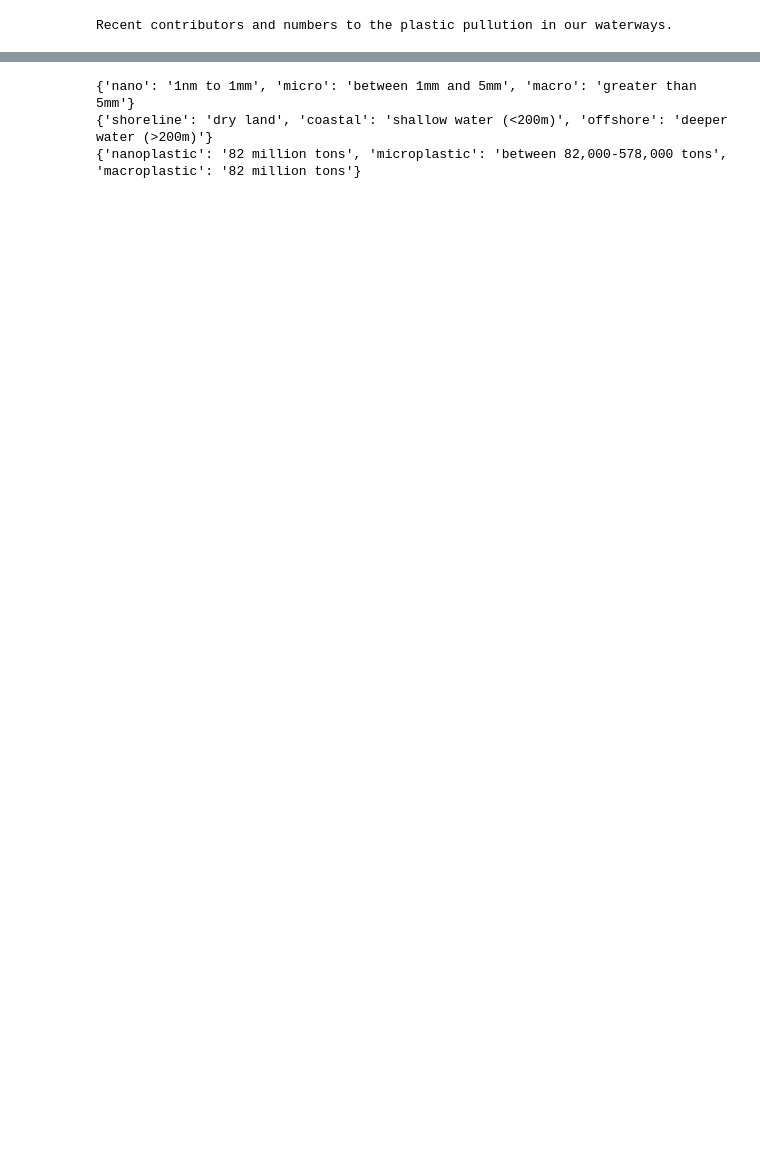
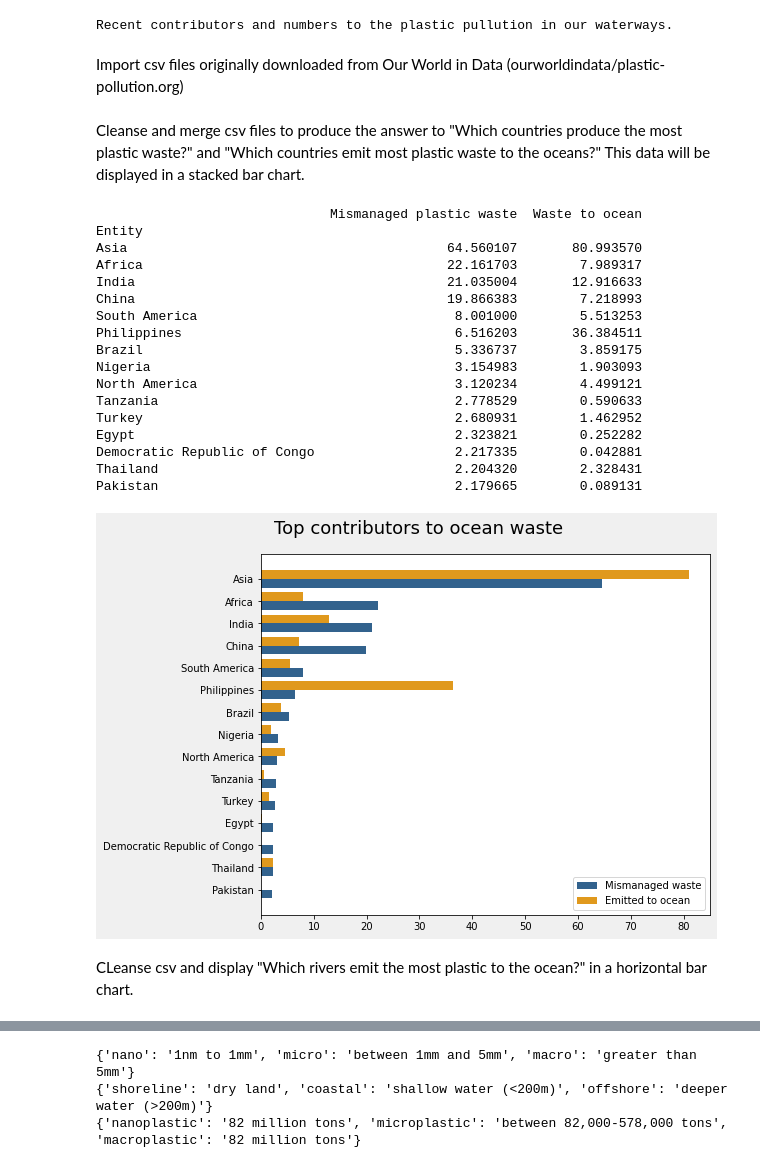
Before and after one commit to SheenaSullivan/Plastic-Pollution-Oceans, a Jupyter notebook: plastic_pollution_oceans.ipynb, the cells around one changed output, grey strips where cells are left out. Drawn from its saved outputs; the diff is of its cells as text; code cells hidden in the pictures; blank space fills up the shorter version.

```diff
--- a/plastic_pollution_oceans.ipynb
+++ b/plastic_pollution_oceans.ipynb
@@ -12,12 +12,16 @@ from mpl_toolkits.basemap import Basemap
 import math
 # %% [output]
 Recent contributors and numbers to the plastic pullution in our waterways.
+# %% [markdown]
+Import csv files originally downloaded from Our World in Data (ourworldindata/plastic-pollution.org)
 # %%
 #Import data from csv file downloaded from ourworldindata.org/plastic-pullution
 global_share = pd.read_csv(r"assets\global_mismanaged_plastic_waste.csv")
 rivers = pd.read_csv(r"assets\plastics_top_rivers.csv")
 ocean_totals = pd.read_csv(r"assets\ocean_waste_ton.csv")
 global_waste = pd.read_csv(r"assets\global_waste_2_ocean.csv")
+# %% [markdown]
+Cleanse and merge csv files to produce the answer to "Which countries produce the most plastic waste?" and "Which countries emit most plastic waste to the oceans?" This data will be displayed in a stacked bar chart.
 # %%
 #Cleanse imported csv file
 #Answer question: Which countries produce the most plastic waste? and Which countries emit most plastic waste to the oceans? in a stacked bar chart.
@@ -33,40 +37,61 @@ global_waste
 #merge 2 csv files and sort data based on Entity
 combined = pd.merge(global_share, global_waste, how="outer", on=["Entity"])
 combined_values = pd.DataFrame(combined, columns=["Entity", "Mismanaged plastic waste", "Waste to ocean"])
-combined_sorted = data.sort_values(by="Mismanaged plastic waste", ascending=False)
+combined_sorted = combined_values.sort_values(by="Mismanaged plastic waste", ascending=False)
 combined_sorted.set_index("Entity", inplace=True)
 ranking = combined_sorted.head(15)
 
 print(combined_sorted.head(15))
 
 # Design horizontal grouped bar chart
 first_bar = ranking["Mismanaged plastic waste"]
 first_bar_label = "Mismanaged waste"
 first_bar_color = "#32628d"
 second_bar = ranking["Waste to ocean"]
 second_bar_label = "Emitted to ocean"
 second_bar_color = "#e0991d"
 labels = ranking.index
 width = 0.4  # the width of the bars
 plot_title = "Top contributors to ocean waste"
 title_size = 18
 filename = 'barh-plot'
 
 fig, ax = plt.subplots(figsize=(10,6), facecolor=(.94, .94, .94))
 plt.tight_layout()
 y = np.arange(len(labels))  # Label locations
 ax.barh(y + width/2, first_bar, width, label=first_bar_label, color=first_bar_color)
 ax.barh(y - width/2, second_bar, width, label=second_bar_label, color=second_bar_color)
 plt.gca().invert_yaxis()
 title = plt.title(plot_title, pad=20, fontsize=title_size)
 title.set_position([.35, 1])
 plt.subplots_adjust(left=0.35, top=0.9)
 
 ax.set_yticks(y)
 ax.set_yticklabels(labels)
 ax.legend()
 plt.yticks(np.arange(min(y), max(y)+1, 1.0))
 plt.show()
+# %% [output]
+                              Mismanaged plastic waste  Waste to ocean
+Entity
+Asia                                         64.560107       80.993570
+Africa                                       22.161703        7.989317
+India                                        21.035004       12.916633
+China                                        19.866383        7.218993
+South America                                 8.001000        5.513253
+Philippines                                   6.516203       36.384511
+Brazil                                        5.336737        3.859175
+Nigeria                                       3.154983        1.903093
+North America                                 3.120234        4.499121
+Tanzania                                      2.778529        0.590633
+Turkey                                        2.680931        1.462952
+Egypt                                         2.323821        0.252282
+Democratic Republic of Congo                  2.217335        0.042881
+Thailand                                      2.204320        2.328431
+Pakistan                                      2.179665        0.089131
+[figure, added]
+# %% [markdown]
+CLeanse csv and display "Which rivers emit the most plastic to the ocean?" in a horizontal bar chart.
 # %%
 #Cleanse imported csv file
 #Answer question: Which rivers emit most plastic to oceans?
```
Also changed, not shown: parts of 4 cells of this notebook, 2 other files.
